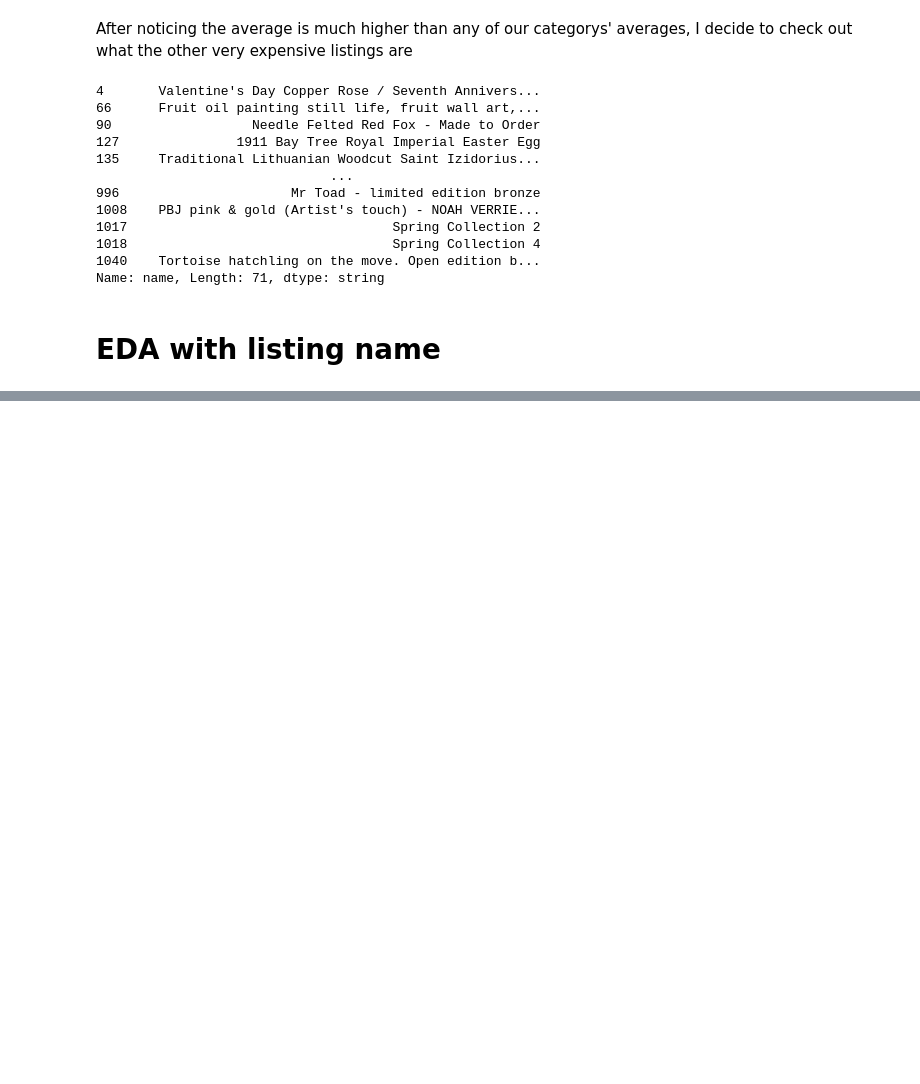
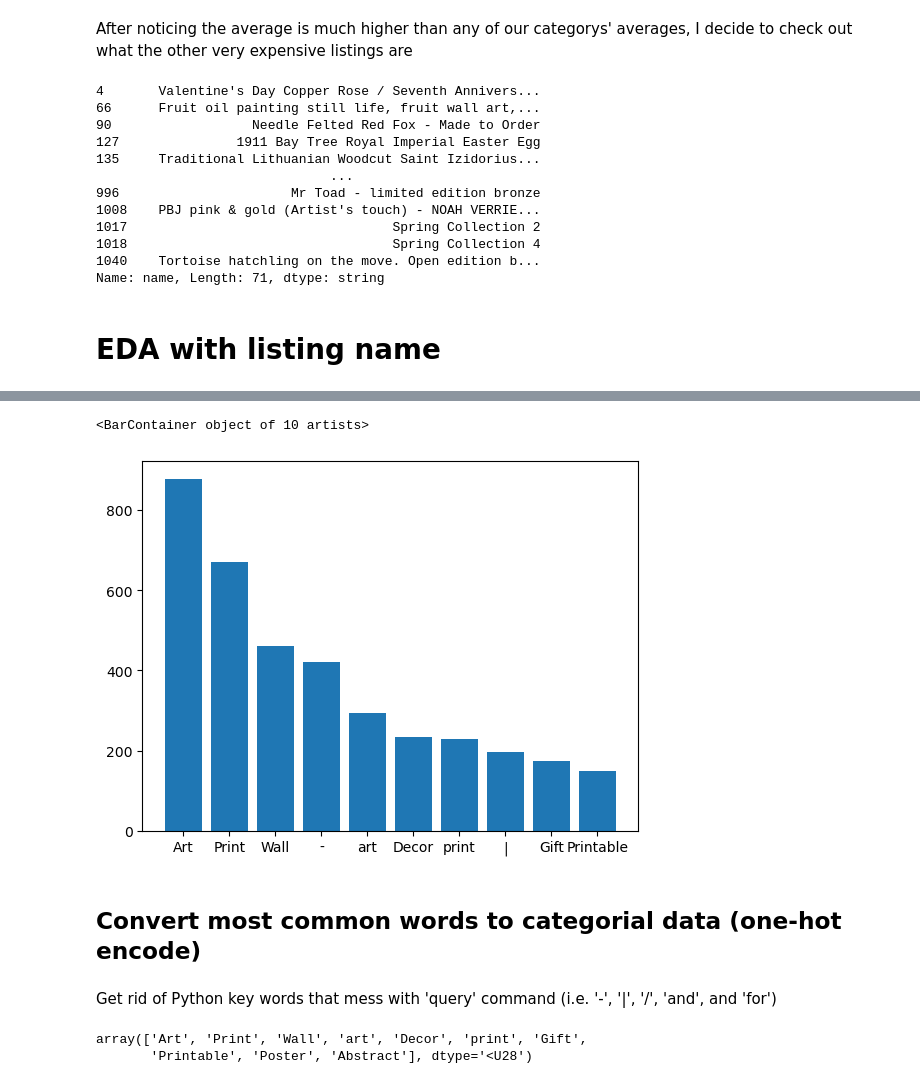
Before and after one commit to evanrootness/EtsyDSProject, a Jupyter notebook: notebooks_exploration/exploration_1.ipynb, the cells around one changed output, grey strips where cells are left out. Drawn from its saved outputs; the diff is of its cells as text; code cells hidden in the pictures; blank space fills up the shorter version.

```diff
--- a/notebooks_exploration/exploration_1.ipynb
+++ b/notebooks_exploration/exploration_1.ipynb
@@ -77,7 +77,8 @@ sys.path.insert(1, '/Users/evanrootness/DS_Projects/EtsyDSProject/py_scripts/')
 import scripts_explore
 # %%
 # one-hot encode categorical data from listing names (encode most popular keywords)
-data = scripts_explore.addCategoricalLists(data, ['Watercolor', 'Portrait', 'Pet', 'Print', 'Family', 'Paint', 'Painting', 'Nature', 'Custom', 'Abstract', 'House', 'Map'])
+data = scripts_explore.one_hot_encode(data, ['Watercolor', 'Portrait', 'Pet', 'Print', 'Family', 'Paint', 'Painting', 'Nature', 'Custom', 'Abstract', 'House', 'Map'])
+# data
 # %% [markdown]
 *Considering parsing all names and doing a full count of all possible words to see which are most common rather than guessing.
 # %%
@@ -617,0 +561,2 @@ Count of unique words among all listing names: 3415
+# %%
+unique_word_list, word_counter = scripts_data_transformation.df_to_list_and_dict(data['name'])
@@ -617,0 +566,2 @@ Count of unique words among all listing names: 3415
+# %%
+words_ordered = scripts_data_transformation.order_words(word_counter, unique_word_list)
@@ -617,0 +588,9 @@ Count of unique words among all listing names: 3415
+# %%
+plt.bar(words_ordered[0, :10], words_ordered[1, :10].astype(int))
+# %% [output]
+<BarContainer object of 10 artists>
+[figure, added]
+# %% [markdown]
+## Convert most common words to categorial data (one-hot encode)
+# %% [markdown]
+Get rid of Python key words that mess with 'query' command (i.e. '-', '|', '/', 'and', and 'for')
@@ -617,0 +615,6 @@ Count of unique words among all listing names: 3415
+# %%
+# no more character words that would cause errors with our next code
+words_ordered[0, :10]
+# %% [output]
+array(['Art', 'Print', 'Wall', 'art', 'Decor', 'print', 'Gift',
+       'Printable', 'Poster', 'Abstract'], dtype='<U28')
```
Also changed, not shown: parts of 25 cells of this notebook, 1 other file.
